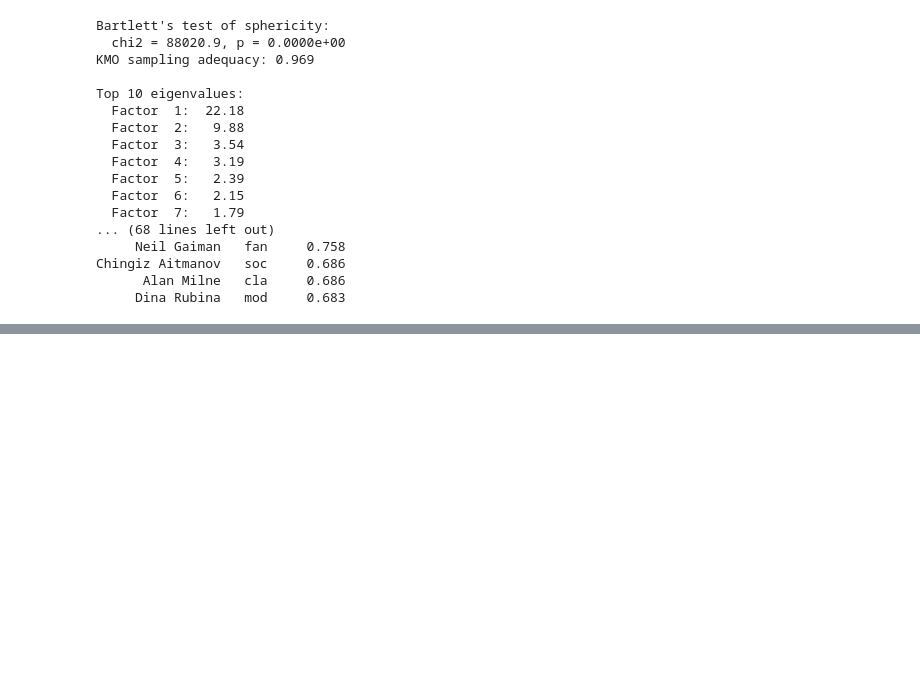
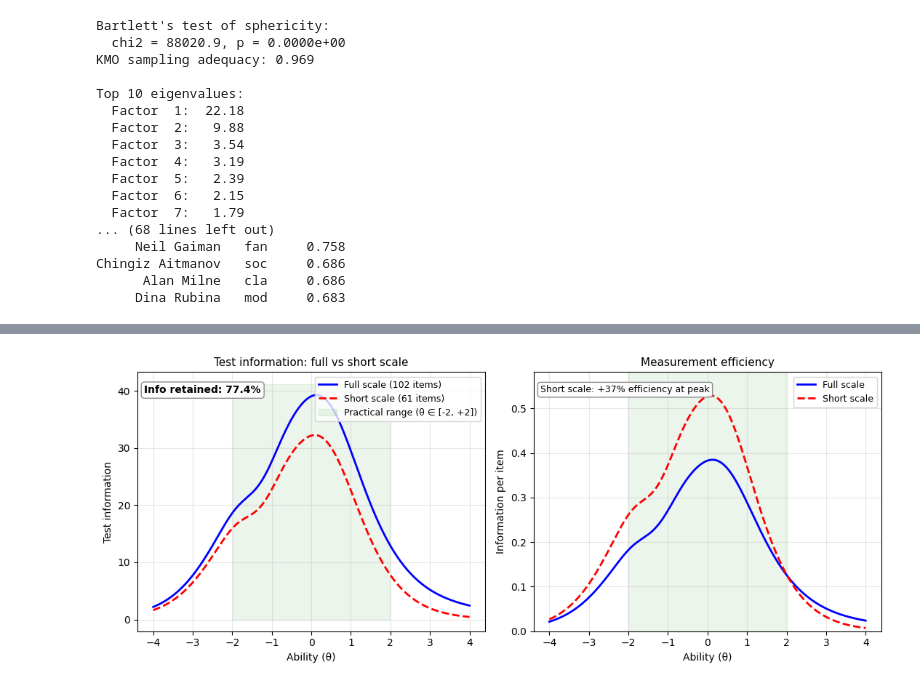
Before and after one commit to BakhturinaPolina/russian-author-recognition-test, a Jupyter notebook: scripts/analysis/russian_art_irt_replication.ipynb, the cells around one changed output, grey strips where cells are left out. Cells and saved outputs as stored; diff of their text form; code cells hidden in the pictures; blank space fills up the shorter version.

```diff
--- a/scripts/analysis/russian_art_irt_replication.ipynb
+++ b/scripts/analysis/russian_art_irt_replication.ipynb
@@ -570,0 +734,83 @@ print(f"Saved: {participant_scores_path}")
+# %%
+# Step 8: TIF comparison (full vs short) and save outputs
+short_info = np.zeros_like(theta)
+for _, row in short_scale_items.iterrows():
+    short_info += item_information_2pl(theta, row["discrimination_a"], row["difficulty_b"])
+
+info_retained_pct = (short_info.sum() / tif.sum()) * 100
+full_peak_theta = float(theta[np.argmax(tif)])
+short_peak_theta = float(theta[np.argmax(short_info)])
+
+print(f"  Info retained: {info_retained_pct:.1f}%")
+print(f"  Full peak θ = {full_peak_theta:.3f}, Short peak θ = {short_peak_theta:.3f}")
+
+fig, axes = plt.subplots(1, 2, figsize=(11, 4.5))
+ax1, ax2 = axes
+
+# Left panel: Test information comparison
+ax1.plot(theta, tif, "b-", lw=2, label=f"Full scale ({len(irt_params)} items)")
+ax1.plot(theta, short_info, "r--", lw=2, label=f"Short scale ({n_short} items)")
+
+# Shade practical range θ ∈ [-2, +2]
+practical_mask = (theta >= -2) & (theta <= 2)
+ax1.fill_between(theta, 0, tif.max() * 1.05, where=practical_mask, alpha=0.08, color="green", label="Practical range (θ ∈ [-2, +2])")
+
+ax1.set_xlabel("Ability (θ)", fontsize=10)
+ax1.set_ylabel("Test information", fontsize=10)
+ax1.set_title("Test information: full vs short scale", fontsize=11)
+ax1.legend(loc="upper right", fontsize=9)
+ax1.grid(True, alpha=0.3)
+
+# Add annotation for info retained percentage
+ax1.annotate(f"Info retained: {info_retained_pct:.1f}%", xy=(0.02, 0.95), xycoords="axes fraction",
+             fontsize=10, fontweight="bold", va="top", ha="left",
+             bbox=dict(boxstyle="round,pad=0.3", facecolor="white", edgecolor="gray", alpha=0.9))
+
+# Right panel: Measurement efficiency (info per item)
+full_eff = tif / len(irt_params)
+short_eff = short_info / n_short
+
+# Match y-axis limits between panels (scale to make comparison fair)
+max_eff = max(full_eff.max(), short_eff.max()) * 1.1
+
+ax2.plot(theta, full_eff, "b-", lw=2, label="Full scale")
+ax2.plot(theta, short_eff, "r--", lw=2, label="Short scale")
+ax2.fill_between(theta, 0, max_eff, where=practical_mask, alpha=0.08, color="green")
+ax2.set_xlabel("Ability (θ)", fontsize=10)
+ax2.set_ylabel("Information per item", fontsize=10)
+ax2.set_title("Measurement efficiency", fontsize=11)
+ax2.legend(loc="upper right", fontsize=9)
+ax2.grid(True, alpha=0.3)
+ax2.set_ylim(0, max_eff)
+
+# Add efficiency gain annotation
+eff_gain = (short_eff.max() / full_eff.max() - 1) * 100
+ax2.annotate(f"Short scale: +{eff_gain:.0f}% efficiency at peak", xy=(0.02, 0.95), xycoords="axes fraction",
+             fontsize=9, va="top", ha="left",
+             bbox=dict(boxstyle="round,pad=0.3", facecolor="white", edgecolor="gray", alpha=0.9))
+
+plt.tight_layout()
+fig_path_tif = OUTPUT_DIR / "fig_short_vs_full_scale_tif.png"
+fig.savefig(fig_path_tif, dpi=150, bbox_inches="tight", facecolor="white")
+plt.show()
+print(f"Saved: {fig_path_tif}")
+
+short_scale_output = short_scale_items[["item", "Author Name", "discrimination_a", "difficulty_b", "endorsement_rate"]].copy()
+short_scale_output["selected"] = True
+short_scale_output.to_csv(OUTPUT_DIR / "short_scale_items.csv", index=False)
+print("Saved: short_scale_items.csv")
+
+info_comparison = pd.DataFrame({
+    "metric": ["N items", "Total information", "Peak information", "Peak theta", "Info at θ=-2", "Info at θ=0", "Info at θ=+2"],
+    "full_scale": [
+        len(irt_params), tif.sum(), tif.max(), full_peak_theta,
+        tif[np.argmin(np.abs(theta - (-2)))], tif[np.argmin(np.abs(theta - 0))], tif[np.argmin(np.abs(theta - 2))],
+    ],
+    "short_scale": [
+        n_short, short_info.sum(), short_info.max(), short_peak_theta,
+        short_info[np.argmin(np.abs(theta - (-2)))], short_info[np.argmin(np.abs(theta - 0))], short_info[np.argmin(np.abs(theta - 2))],
+    ],
+})
+info_comparison.to_csv(OUTPUT_DIR / "short_vs_full_scale_metrics.csv", index=False)
+print("Saved: short_vs_full_scale_metrics.csv")
+# %% [output]
@@ -570,0 +819 @@ print(f"Saved: {participant_scores_path}")
+[figure, added]
```
Also changed, not shown: parts of 11 cells of this notebook, 7 other files.
